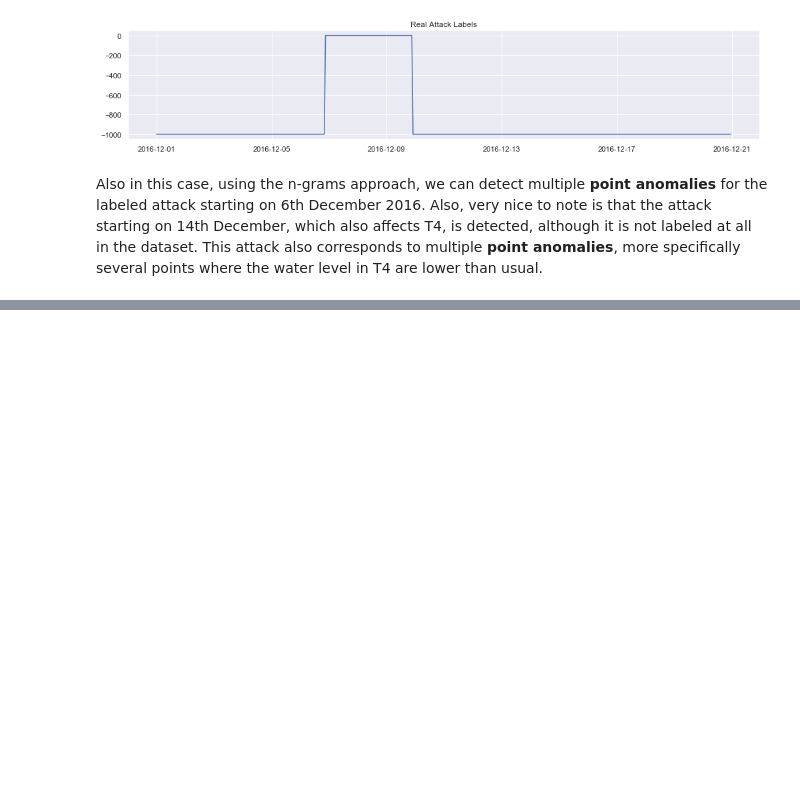
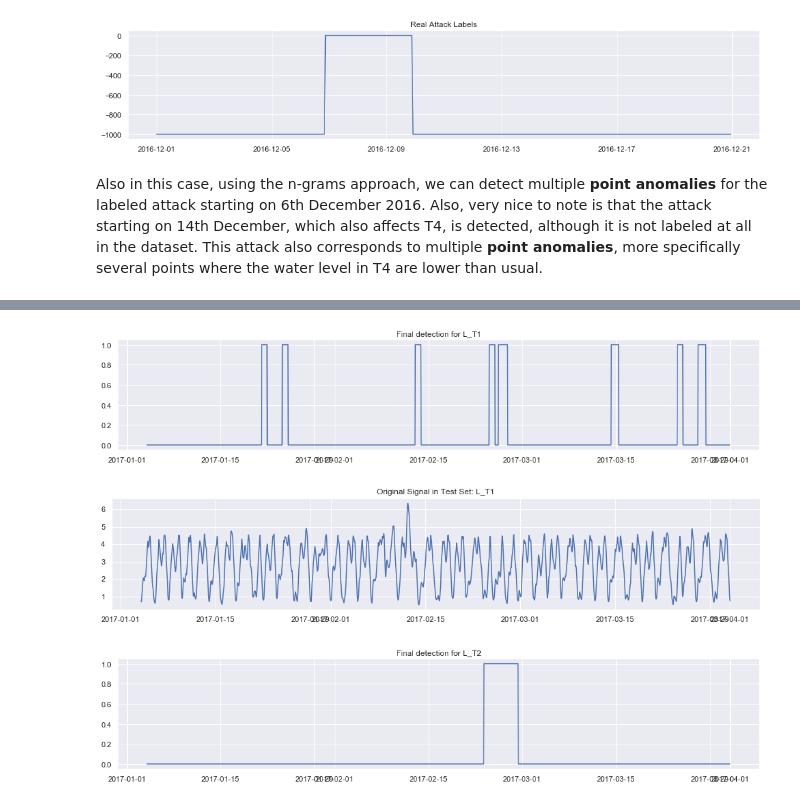
Before and after one commit to benhe119/Cyber-data-analytics_TUDelft, a Jupyter notebook: lab2/notebooks/Discrete Models Task.ipynb, the cells around one changed output, grey strips where cells are left out. Drawn from its saved outputs; the diff is of its cells as text; code cells hidden in the pictures; blank space fills up the shorter version.

```diff
--- a/lab2/notebooks/Discrete Models Task.ipynb
+++ b/lab2/notebooks/Discrete Models Task.ipynb
@@ -546,0 +559,80 @@ Also in this case, using the n-grams approach, we can detect multiple **point an
+# %%
+best_parameters = {'L_T1': {'n_bins':3, 'n':4, 'window':20 , 'threshold':500},
+                  'L_T2': {'n_bins':4, 'n':3, 'window':24, 'threshold':5},
+                  'L_T3': {'n_bins':3, 'n':3, 'window':20, 'threshold':15},
+                   'L_T4': {'n_bins':3, 'n':3, 'window':24, 'threshold':25},
+                   'L_T5': {'n_bins':3, 'n':6, 'window':7, 'threshold':500},
+                   'L_T7': {'n_bins':3, 'n':3, 'window':20, 'threshold':300},
+                   'F_PU1': {'n_bins':3, 'n':5, 'window':10, 'threshold':75},
+                   'F_PU7': {'n_bins':4, 'n':6, 'window':10, 'threshold':5}
+                  }
+# %%
+#read data
+file_name1 = "trn_set_1"
+file_name_test = "test_set"
+
+DATA_PATH1 = r"C:../data/{}.csv".format(file_name1)
+DATA_PATH_TEST = r"C:../data/{}.csv".format(file_name_test)
+
+data_train1 = pd.read_csv(DATA_PATH1, parse_dates=['DATETIME'], index_col = ['DATETIME'], dayfirst=True)
+data_test = pd.read_csv(DATA_PATH_TEST, parse_dates=['DATETIME'], index_col = ['DATETIME'], dayfirst=True)
+
+
+for signal_name in best_parameters.keys():
+    signal = data_train1[signal_name]
+    signal_test = data_test[signal_name]
+
+    #use the best parameter values obtained for grid search
+    n_bins = best_parameters[signal_name]['n_bins']
+    n = best_parameters[signal_name]['n']
+    window = best_parameters[signal_name]['window']
+    threshold = best_parameters[signal_name]['threshold']
+
+    #discretize the signal
+    discrete_signal = discretize_signal(signal, n_bins)
+    discrete_signal_test= discretize_signal(signal_test, n_bins)
+
+    #get the ngrams probabilities for this training data
+    ngrams_prob = ngram_probabilities(discrete_signal, n)
+
+    detection_series = pd.DataFrame(np.ones(discrete_signal_test.size), discrete_signal_test.index)
+
+    for num_idx, index in enumerate(discrete_signal_test.index[:-window+1]):
+        subset_series = discrete_signal_test.iloc[num_idx:(num_idx+window)]
+
+        subset_ngrams = get_ngrams(subset_series, n)
+        prob_product = 1
+        for ngram in subset_ngrams:
+            if ngram in ngrams_prob.keys():
+                prob_product *= ngrams_prob[ngram]
+            else:
+                prob_product *= ngrams_prob['other']
+
+        for num_idx_det, index_det in enumerate(detection_series.index[num_idx:(num_idx+window)]):
+            if detection_series.loc[index_det].item() > prob_product:
+                detection_series.loc[index_det] = prob_product
+
+
+    min_prob = np.min(detection_series).item()
+
+    final_detection = pd.DataFrame(np.zeros(discrete_signal_test.size), discrete_signal_test.index)
+
+    thresh = threshold * min_prob
+
+    for num_idx_det, index_det in enumerate(detection_series.index):
+        if detection_series.loc[index_det].item() < thresh:
+            final_detection.loc[index_det] = 1
+
+    plt.figure(figsize=(17,3))
+    plt.plot(final_detection)
+    plt.title(f"Final detection for {signal_name}")
+    plt.show()
+
+    plt.figure(figsize=(17,3))
+    plt.plot(signal_test)
+    plt.title(f"Original Signal in Test Set: {signal_name}")
+    plt.show()
+# %% [output]
+[figure, added]
+[figure, added]
+[figure, added]
```
Also changed, not shown: parts of 6 cells of this notebook.
